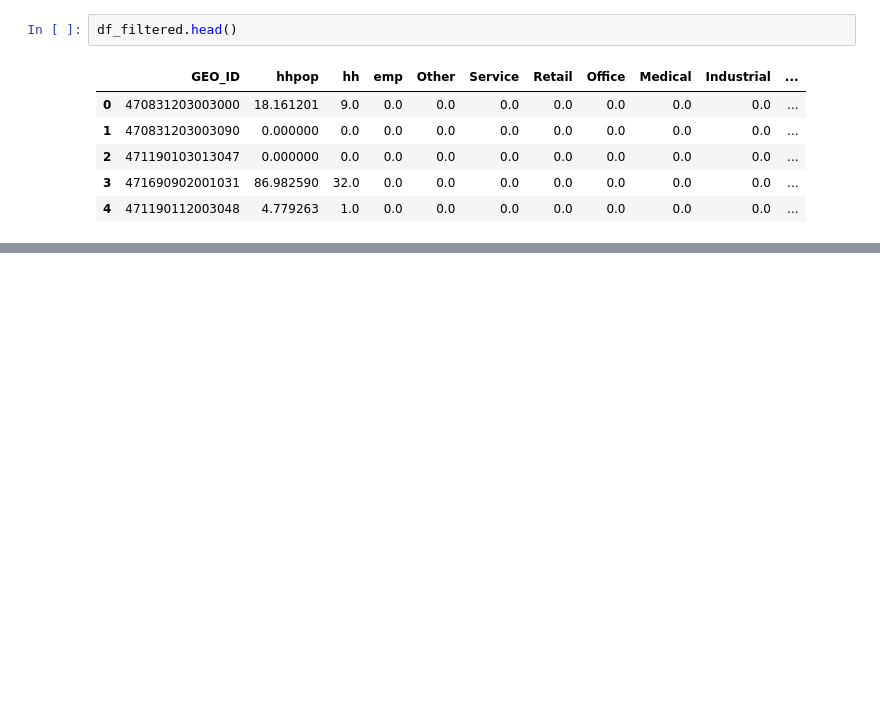
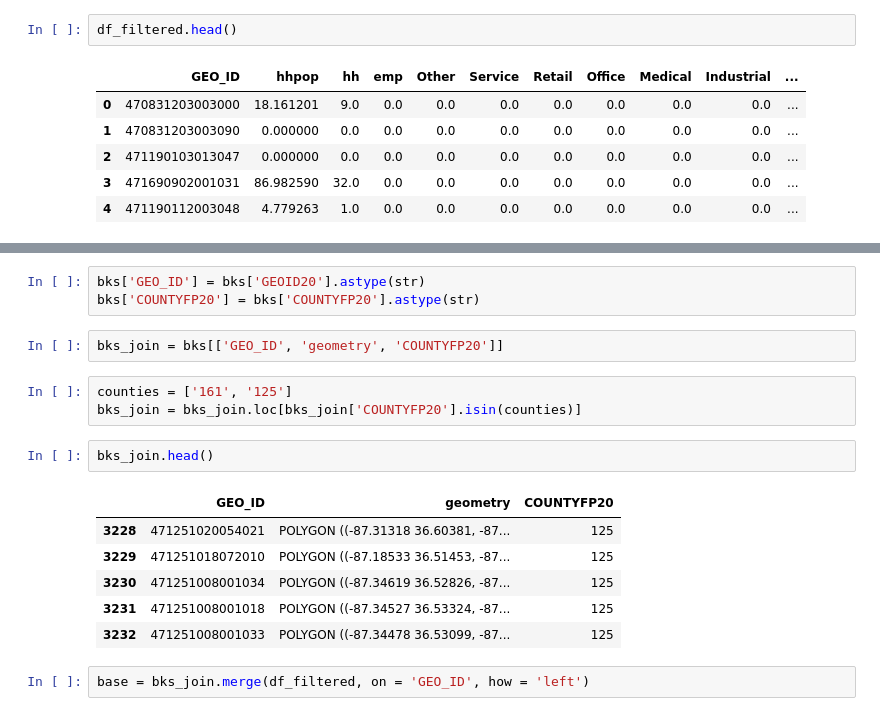
Before and after one commit to Greater-Nashville-Regional-Council/FCLUCS_Scenario_Planning, a Jupyter notebook: notebooks/TN_Base Year.ipynb, the cells around one changed output, grey strips where cells are left out. Drawn from its saved outputs; the diff is of its cells as text; blank space fills up the shorter version.

```diff
--- a/notebooks/TN_Base Year.ipynb
+++ b/notebooks/TN_Base Year.ipynb
@@ -43,0 +54,19 @@ df_filtered.head()
+# %%
+bks['GEO_ID'] = bks['GEOID20'].astype(str)
+bks['COUNTYFP20'] = bks['COUNTYFP20'].astype(str)
+# %%
+bks_join = bks[['GEO_ID', 'geometry', 'COUNTYFP20']]
+# %%
+counties = ['161', '125']
+bks_join = bks_join.loc[bks_join['COUNTYFP20'].isin(counties)]
+# %%
+bks_join.head()
+# %% [output]
+|  | GEO_ID | geometry | COUNTYFP20 |
+| 3228 | 471251020054021 | POLYGON ((-87.31318 36.60381, -87... | 125 |
+| 3229 | 471251018072010 | POLYGON ((-87.18533 36.51453, -87... | 125 |
+| 3230 | 471251008001034 | POLYGON ((-87.34619 36.52826, -87... | 125 |
+| 3231 | 471251008001018 | POLYGON ((-87.34527 36.53324, -87... | 125 |
+| 3232 | 471251008001033 | POLYGON ((-87.34478 36.53099, -87... | 125 |
+# %%
+base = bks_join.merge(df_filtered, on = 'GEO_ID', how = 'left')
```
Also changed, not shown: parts of 8 cells of this notebook, 2 other files.
